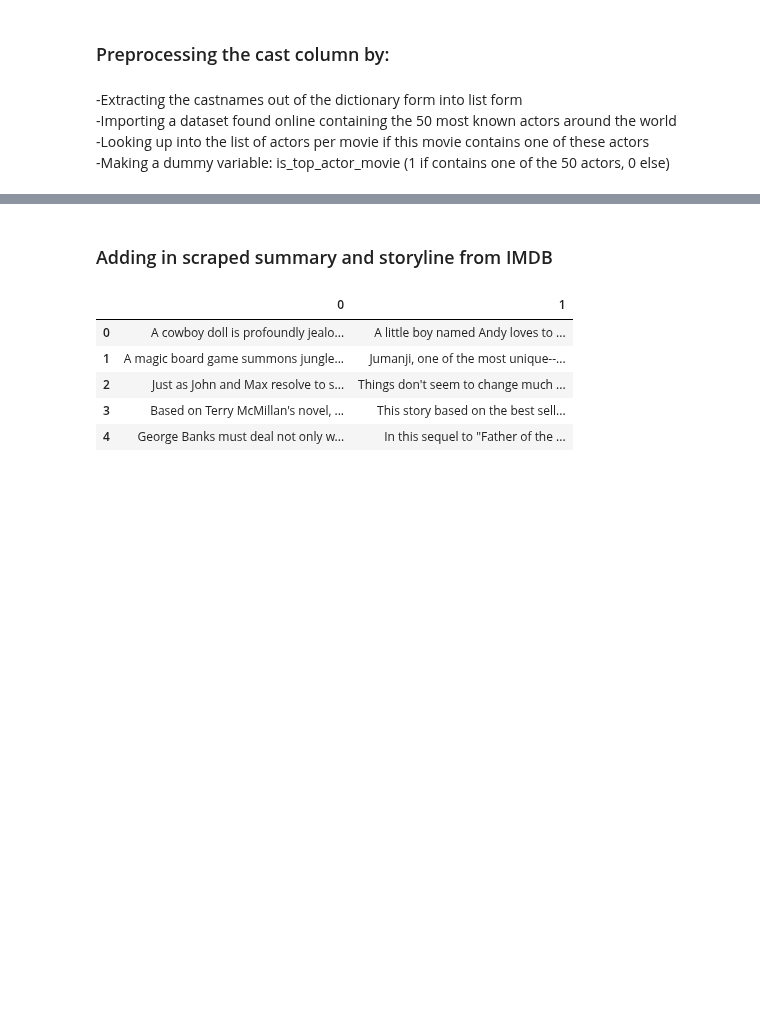
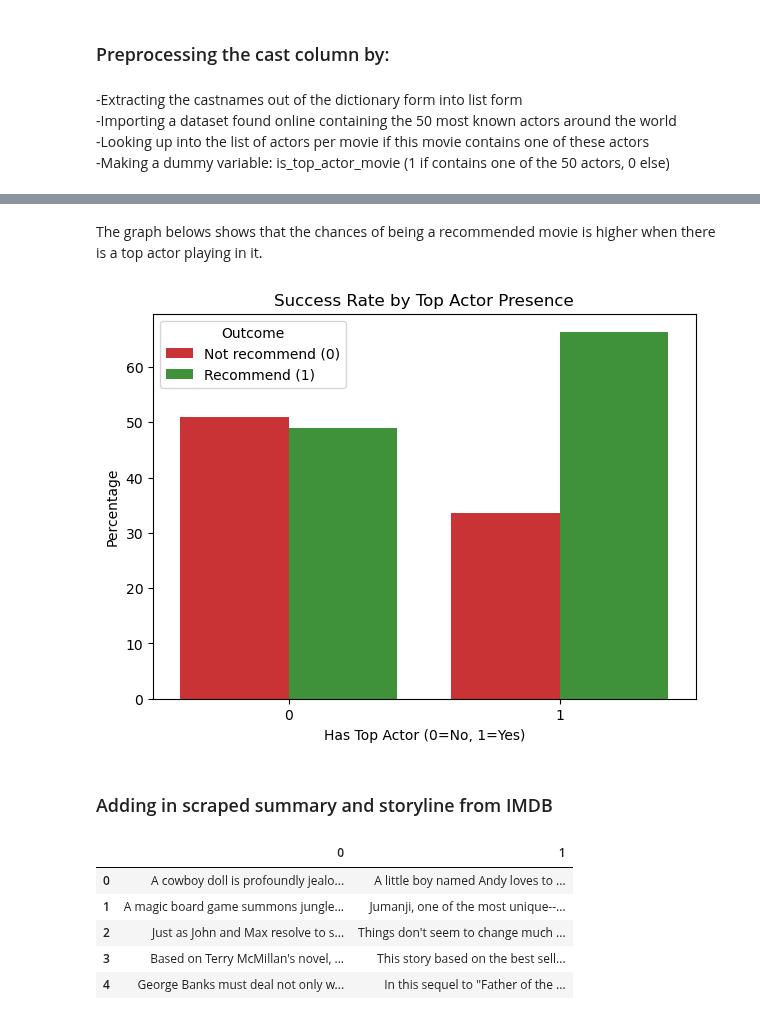
Before and after one commit to EliasMondelaers/datamanagementProject, a Jupyter notebook: Data Preprocessing and Feature Engineering.ipynb, the cells around one changed output, grey strips where cells are left out. Cells and saved outputs as stored; diff of their text form; code cells hidden in the pictures; blank space fills up the shorter version.

Commit message:
extra data vis

```diff
--- a/Data Preprocessing and Feature Engineering.ipynb
+++ b/Data Preprocessing and Feature Engineering.ipynb
@@ -226,6 +229,35 @@ def check_for_top_actors(cast_names_list):
     return 0
 
 df['is_top_actor_movie'] = df['cast_names'].apply(check_for_top_actors)
+# %% [markdown]
+The graph belows shows that the chances of being a recommended movie is higher when there is a top actor playing in it.
+# %%
+plot_data = df.groupby('is_top_actor_movie')['recommend'].value_counts(normalize=True).mul(100).rename('Percent').reset_index()
+
+plt.figure(figsize=(7, 5))
+ax = sns.barplot(
+    x='is_top_actor_movie',
+    y='Percent',
+    hue = 'recommend',
+    palette=['#e31a1c','#33a02c'],
+    data=plot_data
+)
+
+
+plt.title('Success Rate by Top Actor Presence')
+plt.xlabel('Has Top Actor (0=No, 1=Yes)')
+plt.ylabel('Percentage')
+handles, labels = ax.get_legend_handles_labels()
+
+
+plt.legend(
+    handles=handles,
+    labels=['Not recommend (0)', 'Recommend (1)'], # Your custom, clearer labels
+    title='Outcome'
+)
+plt.show()
+# %% [output]
+[figure, added]
 # %% [markdown]
 ### Adding in scraped summary and storyline from IMDB
 # %%
```
Also changed, not shown: parts of 15 cells of this notebook.
